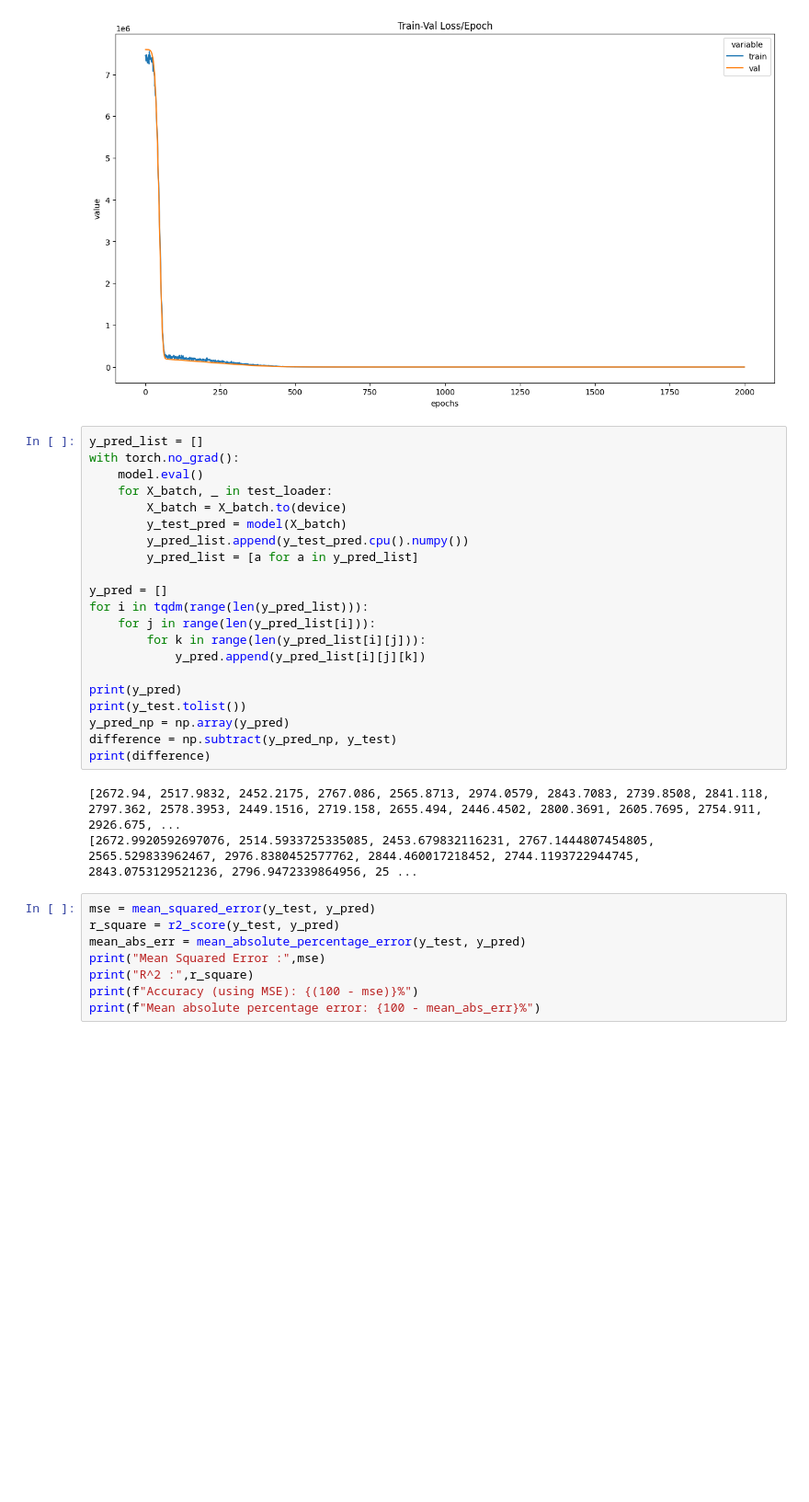
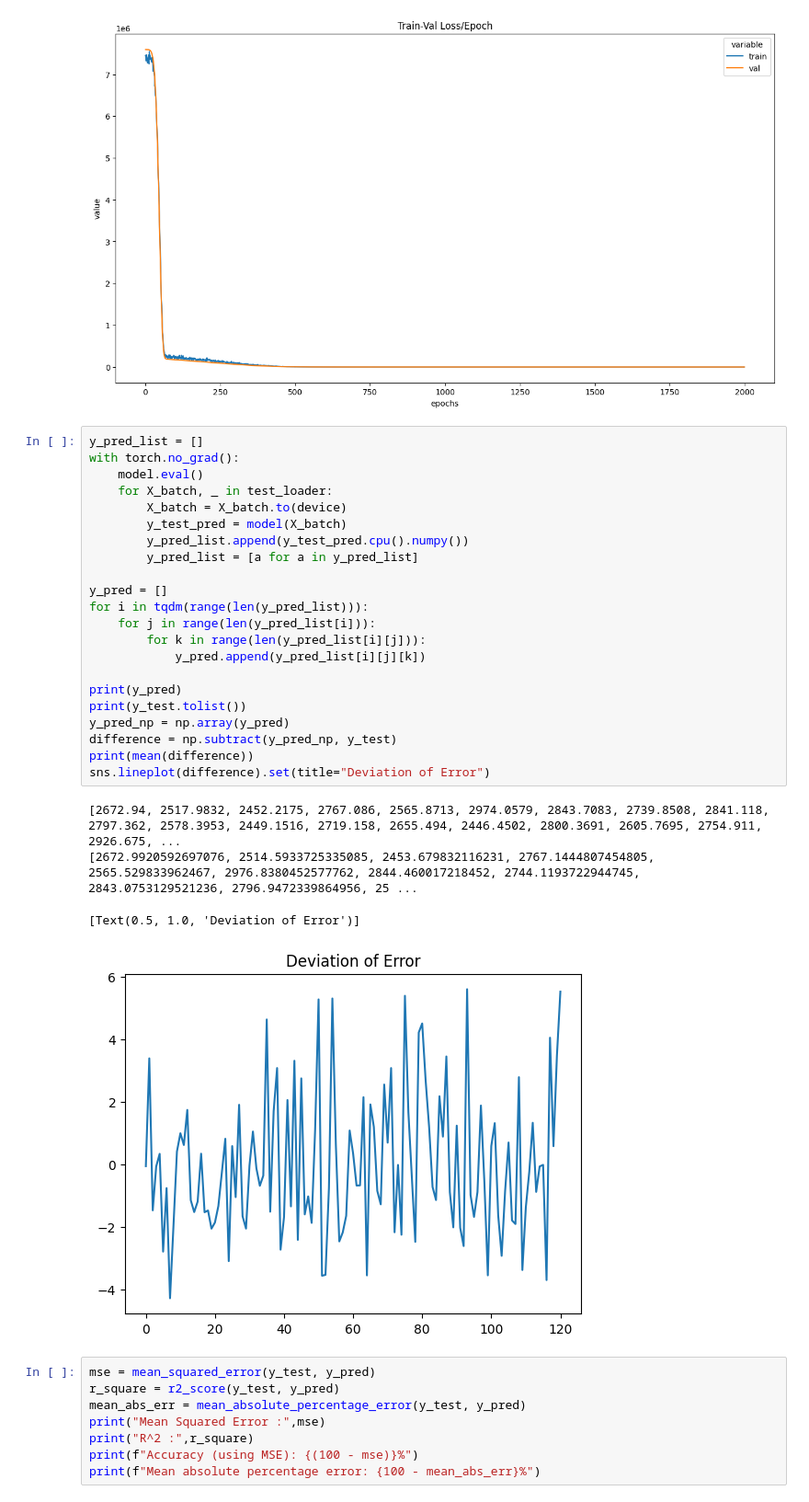
Before and after one commit to viraj-s15/stock-trend-analysis, a Jupyter notebook: notebooks/nueral_net.ipynb, the cells around one changed output. Shown: that part at 92% size. Cells and saved outputs as stored; diff of their text form; blank space fills up the shorter version.

```diff
--- a/notebooks/nueral_net.ipynb
+++ b/notebooks/nueral_net.ipynb
@@ -296,27 +296,30 @@ Text(0.5, 1.0, 'Train-Val Loss/Epoch')
 # %%
 y_pred_list = []
 with torch.no_grad():
     model.eval()
     for X_batch, _ in test_loader:
         X_batch = X_batch.to(device)
         y_test_pred = model(X_batch)
         y_pred_list.append(y_test_pred.cpu().numpy())
         y_pred_list = [a for a in y_pred_list]
 
 y_pred = []
 for i in tqdm(range(len(y_pred_list))):
     for j in range(len(y_pred_list[i])):
         for k in range(len(y_pred_list[i][j])):
             y_pred.append(y_pred_list[i][j][k])
 
 print(y_pred)
 print(y_test.tolist())
 y_pred_np = np.array(y_pred)
 difference = np.subtract(y_pred_np, y_test)
-print(difference)
+print(mean(difference))
+sns.lineplot(difference).set(title="Deviation of Error")
 # %% [output]
 [2672.94, 2517.9832, 2452.2175, 2767.086, 2565.8713, 2974.0579, 2843.7083, 2739.8508, 2841.118, 2797.362, 2578.3953, 2449.1516, 2719.158, 2655.494, 2446.4502, 2800.3691, 2605.7695, 2754.911, 2926.675, ...
 [2672.9920592697076, 2514.5933725335085, 2453.679832116231, 2767.1444807454805, 2565.529833962467, 2976.8380452577762, 2844.460017218452, 2744.1193722944745, 2843.0753129521236, 2796.9472339864956, 25 ...
+[Text(0.5, 1.0, 'Deviation of Error')]
+[figure, added]
 # %%
 mse = mean_squared_error(y_test, y_pred)
 r_square = r2_score(y_test, y_pred)
```
Also changed, not shown: 1 other file.
